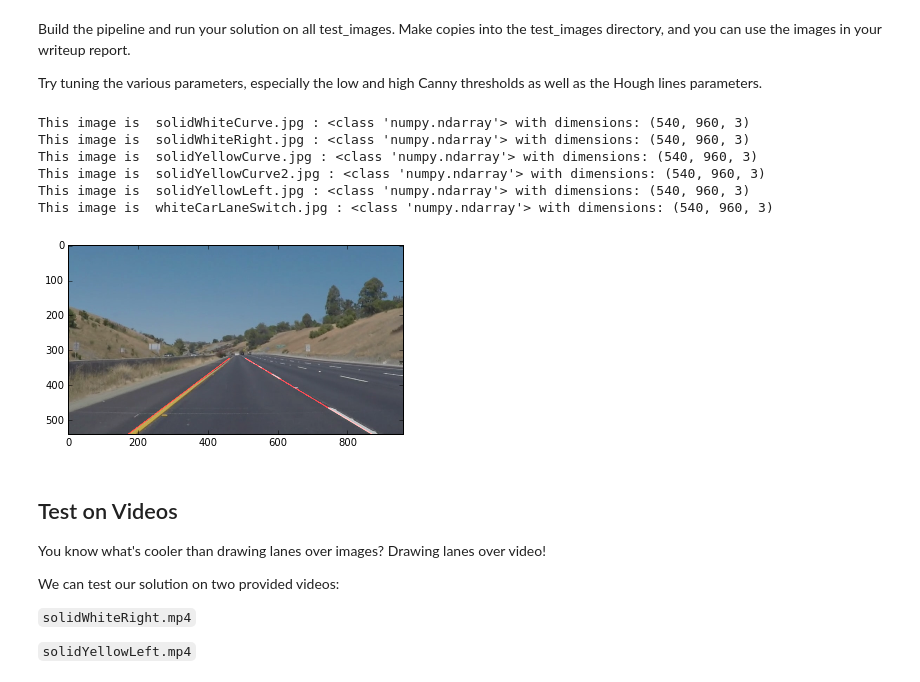
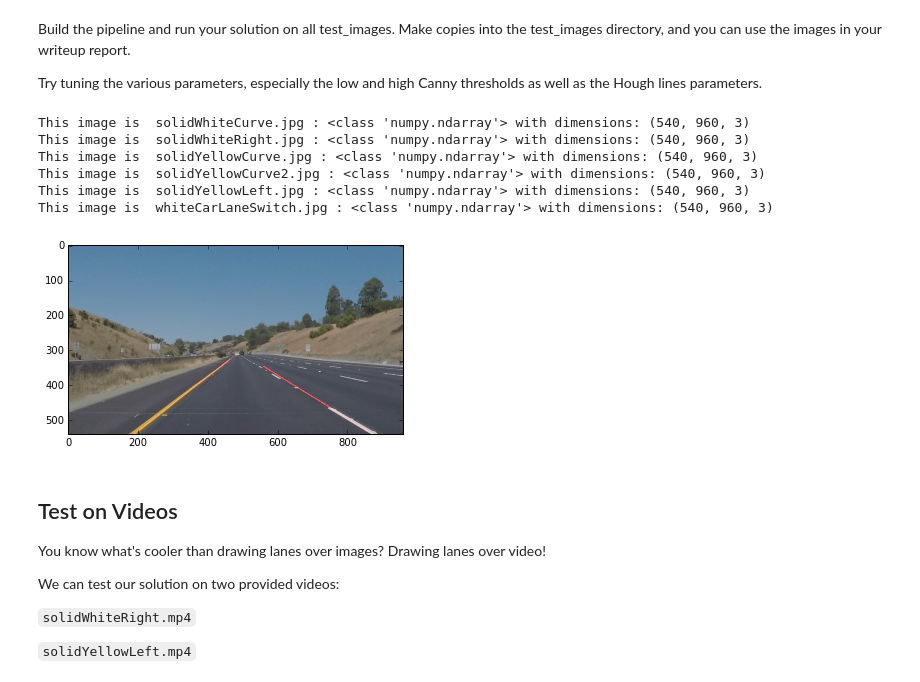
Before and after one commit to romth777/CarND-LaneLines-P1, a Jupyter notebook: P1.ipynb, the cells around one changed output. Cells and saved outputs as stored; diff of their text form; code cells hidden in the pictures.

```diff
--- a/P1.ipynb
+++ b/P1.ipynb
@@ -385,8 +385,8 @@ def process_lane_finding(image):
     blur_gray = gaussian_blur(gray, kernel_size)
 
     # Define our parameters for Canny and apply
-    low_threshold = 50
-    high_threshold = 150
+    low_threshold = 30
+    high_threshold = 80
     edges = canny(blur_gray, low_threshold, high_threshold)
 #    plt.imshow(edges, cmap="gray")
 
@@ -408,8 +408,8 @@ def process_lane_finding(image):
     rho = 2 # distance resolution in pixels of the Hough grid
     theta = np.pi/180 # angular resolution in radians of the Hough grid
     threshold = 15     # minimum number of votes (intersections in Hough grid cell)
-    min_line_length = 40 #minimum number of pixels making up a line
-    max_line_gap = 20    # maximum gap in pixels between connectable line segments
+    min_line_length = 10 #minimum number of pixels making up a line
+    max_line_gap = 100    # maximum gap in pixels between connectable line segments
     line_image = np.copy(image)*0 # creating a blank to draw lines on
 
     # Run Hough on edge detected image
@@ -425,34 +425,34 @@ def process_lane_finding(image):
 #    return masked_edges
 
 ### here is the main code below
 # set image tag for overlayed image
 imageFileTag = "edged_"
 
 # iterate for all images
 for imageName in os.listdir("test_images/"):
 
     # if there is eged image, then skip it.
     if imageName.find(imageFileTag) != -1:
         continue
 
     #reading in an image
     image = mpimg.imread("test_images/" + imageName)
 
     #processing lane finding pipeline
     lines_edges = process_lane_finding(image)
 
     #printing out some stats and plotting
     print('This image is ', imageName, ':', type(lines_edges), 'with dimensions:', image.shape)
     plt.imshow(lines_edges)  # if you wanted to show a single color channel image called 'gray', for example, call as plt.imshow(gray, cmap='gray')
     cv2.imwrite("test_images/" + imageFileTag + imageName, lines_edges)
 # %% [output]
 This image is  solidWhiteCurve.jpg : <class 'numpy.ndarray'> with dimensions: (540, 960, 3)
 This image is  solidWhiteRight.jpg : <class 'numpy.ndarray'> with dimensions: (540, 960, 3)
 This image is  solidYellowCurve.jpg : <class 'numpy.ndarray'> with dimensions: (540, 960, 3)
 This image is  solidYellowCurve2.jpg : <class 'numpy.ndarray'> with dimensions: (540, 960, 3)
 This image is  solidYellowLeft.jpg : <class 'numpy.ndarray'> with dimensions: (540, 960, 3)
 This image is  whiteCarLaneSwitch.jpg : <class 'numpy.ndarray'> with dimensions: (540, 960, 3)
-[figure, old version]
+[figure, new version]
 # %% [markdown]
 ## Test on Videos
 
```
Also changed, not shown: parts of 3 cells of this notebook.
